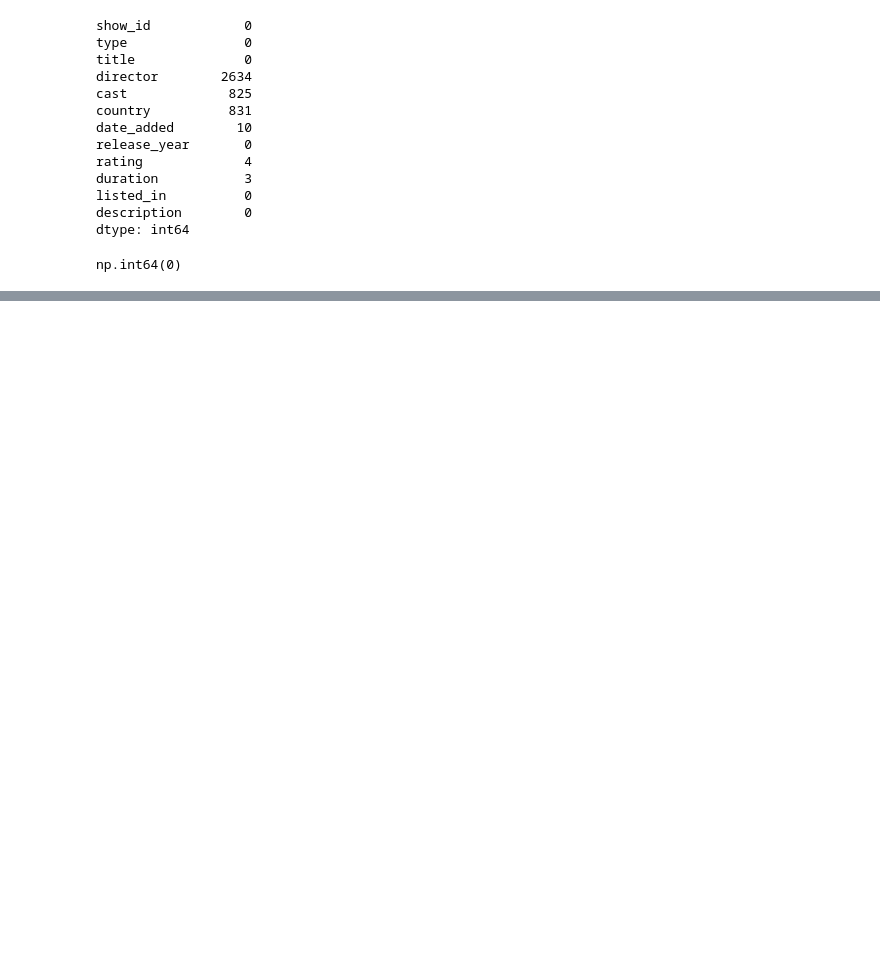
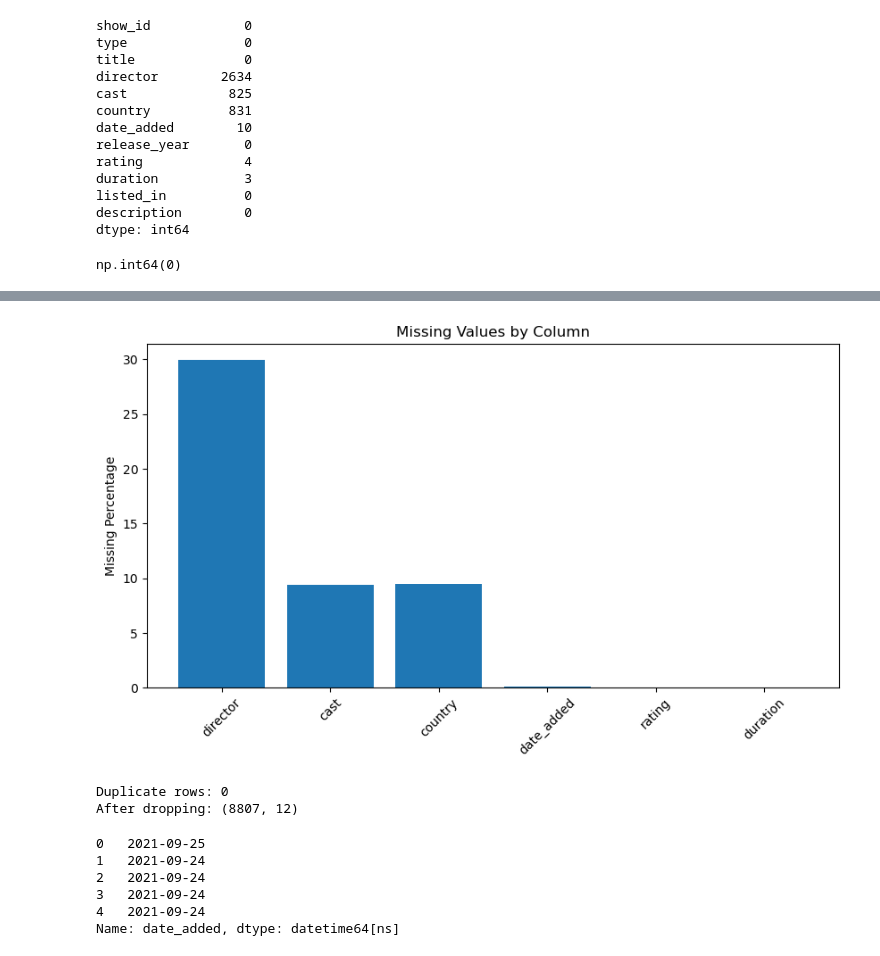
Before and after one commit to roshankshah2005-creator/NETFLIX_ANALYTICS_DASHBOARD, a Jupyter notebook: notebooks/netflix_analysis.ipynb, the cells around one changed output, grey strips where cells are left out. Cells and saved outputs as stored; diff of their text form; code cells hidden in the pictures; blank space fills up the shorter version.

```diff
--- a/notebooks/netflix_analysis.ipynb
+++ b/notebooks/netflix_analysis.ipynb
@@ -144,0 +149,3 @@ np.int64(0)
+# %%
+#Creating a copy of dataset
+netflix=df.copy()
@@ -144,0 +196,4 @@ np.int64(0)
+# %%
+missing_percentage = (netflix.isnull().sum()/len(netflix))*100
+
+missing_percentage.sort_values(ascending=False)
@@ -144,0 +214,20 @@ np.int64(0)
+# %%
+#Visualising missing data
+missing_percentage = missing_percentage[missing_percentage > 0]
+plt.figure(figsize=(10,5))
+plt.bar(missing_percentage.index,missing_percentage.values)
+plt.xticks(rotation=45)
+plt.ylabel("Missing Percentage")
+
+plt.title("Missing Values by Column")
+plt.show()
+# %% [output]
+[figure, added]
+# %%
+#Removing Duplicate data
+print("Duplicate rows:",netflix.duplicated().sum())
+netflix.drop_duplicates(inplace=True)
+print("After dropping:",netflix.shape)
+# %% [output]
+Duplicate rows: 0
+After dropping: (8807, 12)
@@ -144,0 +239,9 @@ np.int64(0)
+# %%
+netflix["date_added"].head()
+# %% [output]
+0   2021-09-25
+1   2021-09-24
+2   2021-09-24
+3   2021-09-24
+4   2021-09-24
+Name: date_added, dtype: datetime64[ns]
```
Also changed, not shown: parts of 61 cells of this notebook.
